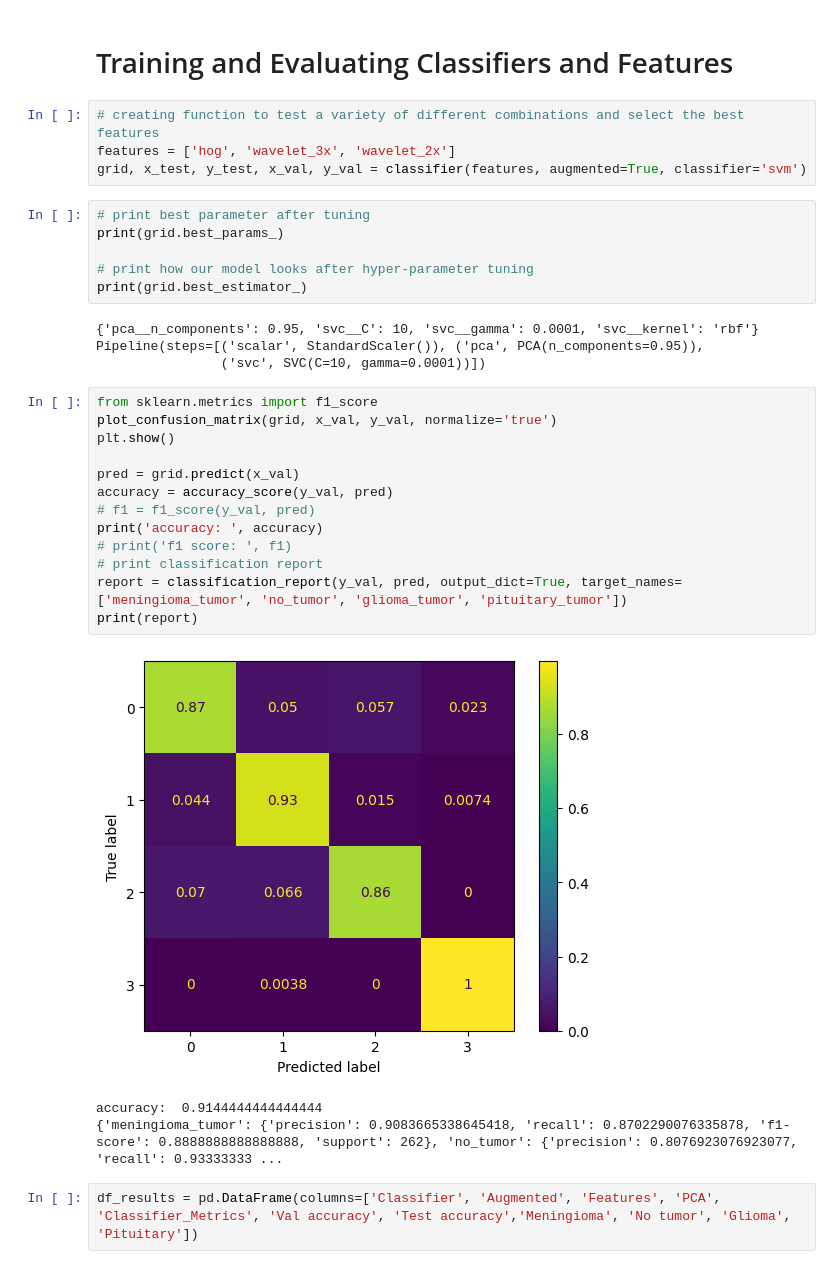
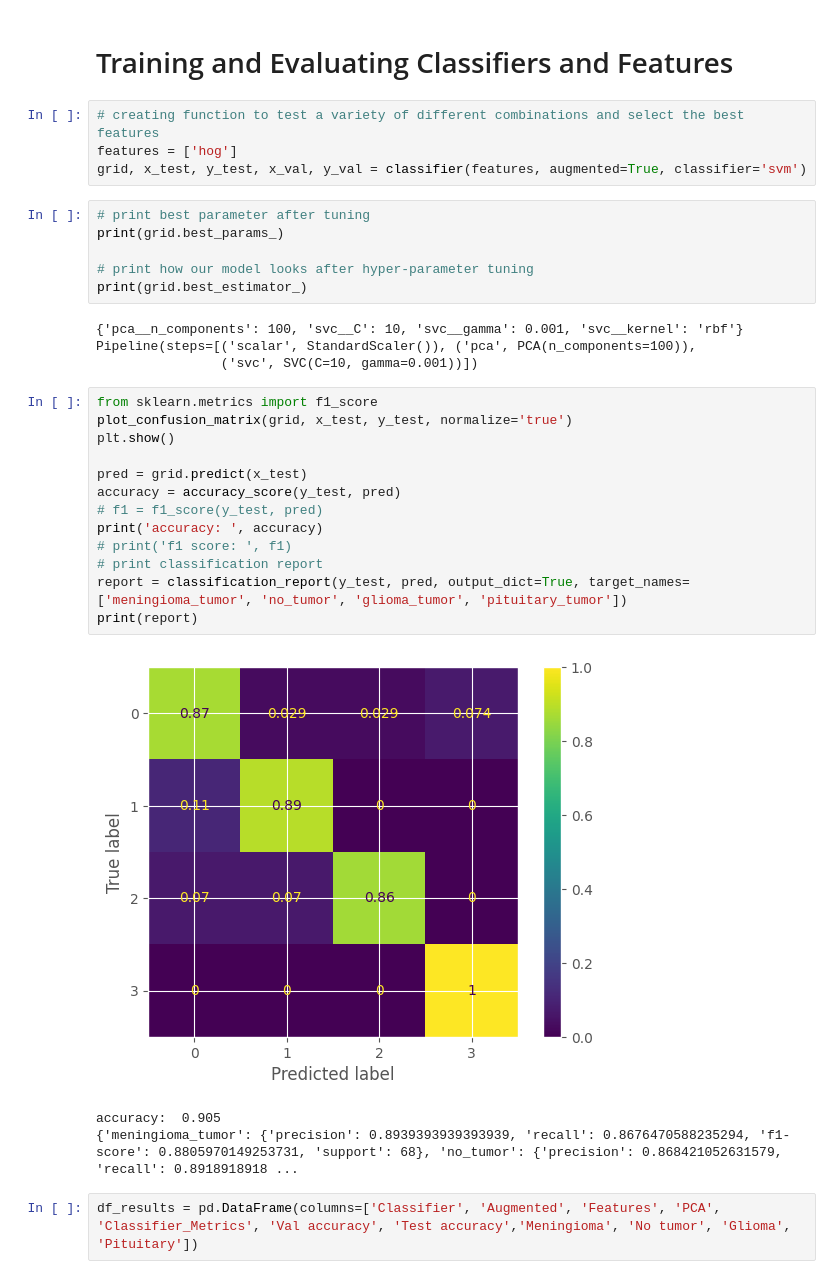
Before and after one commit to tobyloby12/AMLS-assignment, a Jupyter notebook: Task B/mainB.ipynb, the cells around one changed output. Drawn from its saved outputs; the diff is of its cells as text.

```diff
--- a/Task B/mainB.ipynb
+++ b/Task B/mainB.ipynb
@@ -396,7 +398,7 @@ def classifier(features_selected, augmented, classifier):
 # Training and Evaluating Classifiers and Features
 # %%
 # creating function to test a variety of different combinations and select the best features
-features = ['hog', 'wavelet_3x', 'wavelet_2x']
+features = ['hog']
 grid, x_test, y_test, x_val, y_val = classifier(features, augmented=True, classifier='svm')
 # %%
 # print best parameter after tuning
@@ -405,26 +407,26 @@ print(grid.best_params_)
 # print how our model looks after hyper-parameter tuning
 print(grid.best_estimator_)
 # %% [output]
-{'pca__n_components': 0.95, 'svc__C': 10, 'svc__gamma': 0.0001, 'svc__kernel': 'rbf'}
-Pipeline(steps=[('scalar', StandardScaler()), ('pca', PCA(n_components=0.95)),
-                ('svc', SVC(C=10, gamma=0.0001))])
+{'pca__n_components': 100, 'svc__C': 10, 'svc__gamma': 0.001, 'svc__kernel': 'rbf'}
+Pipeline(steps=[('scalar', StandardScaler()), ('pca', PCA(n_components=100)),
+                ('svc', SVC(C=10, gamma=0.001))])
 # %%
 from sklearn.metrics import f1_score
-plot_confusion_matrix(grid, x_val, y_val, normalize='true')
+plot_confusion_matrix(grid, x_test, y_test, normalize='true')
 plt.show()
 
-pred = grid.predict(x_val)
-accuracy = accuracy_score(y_val, pred)
-# f1 = f1_score(y_val, pred)
+pred = grid.predict(x_test)
+accuracy = accuracy_score(y_test, pred)
+# f1 = f1_score(y_test, pred)
 print('accuracy: ', accuracy)
 # print('f1 score: ', f1)
 # print classification report
-report = classification_report(y_val, pred, output_dict=True, target_names=['meningioma_tumor', 'no_tumor', 'glioma_tumor', 'pituitary_tumor'])
+report = classification_report(y_test, pred, output_dict=True, target_names=['meningioma_tumor', 'no_tumor', 'glioma_tumor', 'pituitary_tumor'])
 print(report)
 # %% [output]
-[figure, old version]
+[figure, new version]
-accuracy:  0.9144444444444444
-{'meningioma_tumor': {'precision': 0.9083665338645418, 'recall': 0.8702290076335878, 'f1-score': 0.8888888888888888, 'support': 262}, 'no_tumor': {'precision': 0.8076923076923077, 'recall': 0.93333333 ...
+accuracy:  0.905
+{'meningioma_tumor': {'precision': 0.8939393939393939, 'recall': 0.8676470588235294, 'f1-score': 0.8805970149253731, 'support': 68}, 'no_tumor': {'precision': 0.868421052631579, 'recall': 0.8918918918 ...
 # %%
 df_results = pd.DataFrame(columns=['Classifier', 'Augmented', 'Features', 'PCA', 'Classifier_Metrics', 'Val accuracy', 'Test accuracy','Meningioma', 'No tumor', 'Glioma', 'Pituitary'])
 # %%
```
Also changed, not shown: parts of 17 cells of this notebook, 4 other files.
